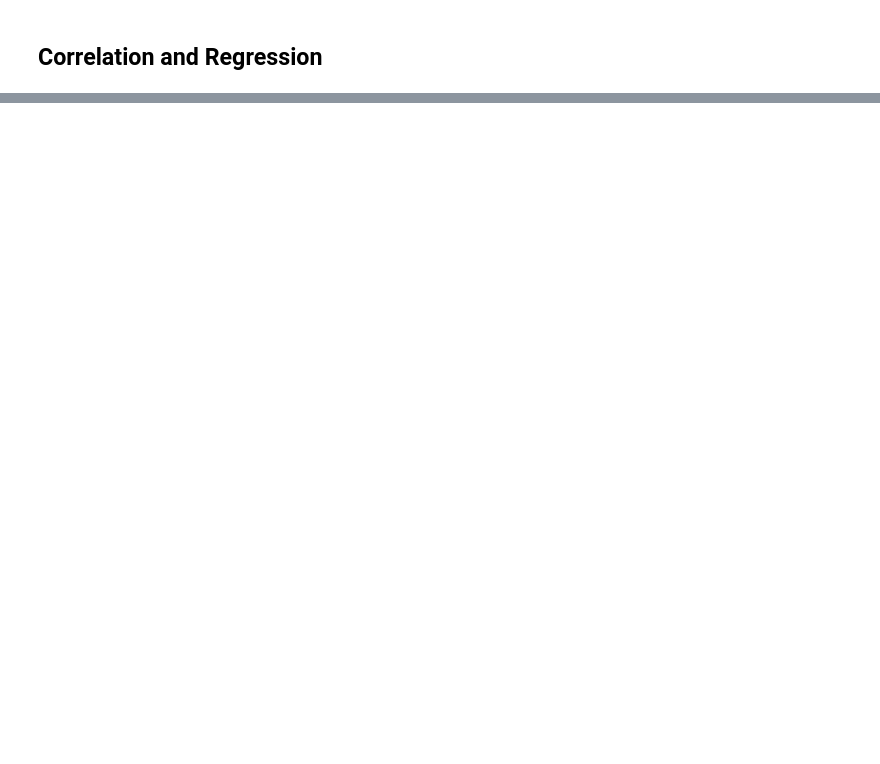
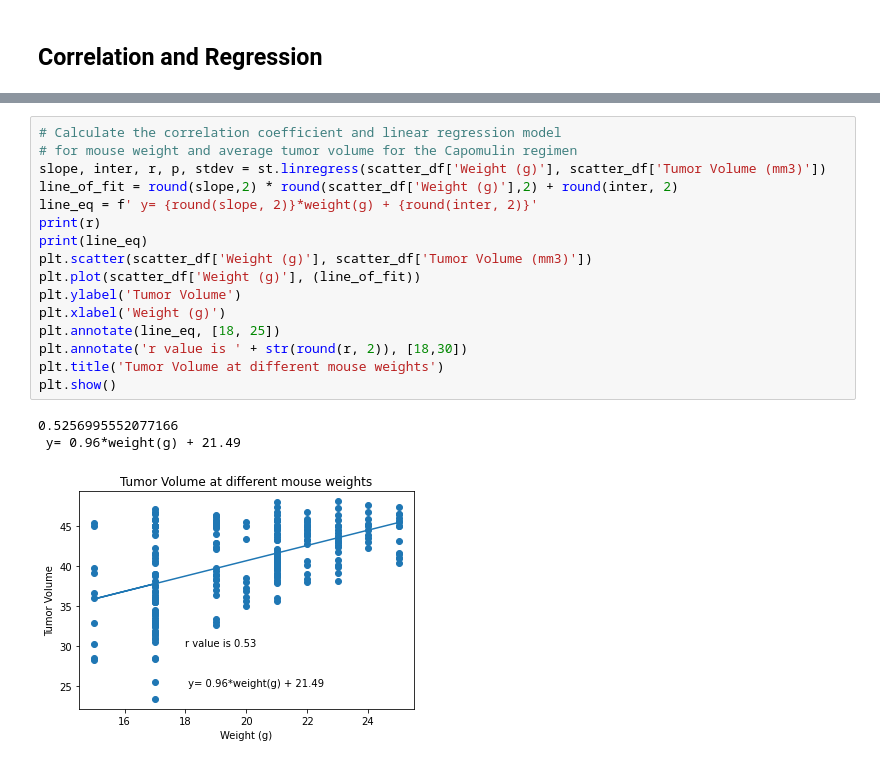
Before and after one commit to Jovh11/Matplotlib-Challenge, a Jupyter notebook: Pymaceuticals/pymaceuticals_starter.ipynb, the cells around one changed output, grey strips where cells are left out. Drawn from its saved outputs; the diff is of its cells as text; blank space fills up the shorter version.

```diff
--- a/Pymaceuticals/pymaceuticals_starter.ipynb
+++ b/Pymaceuticals/pymaceuticals_starter.ipynb
@@ -220,0 +272,20 @@ Name: Timepoint, dtype: int64
+# %%
+# Calculate the correlation coefficient and linear regression model
+# for mouse weight and average tumor volume for the Capomulin regimen
+slope, inter, r, p, stdev = st.linregress(scatter_df['Weight (g)'], scatter_df['Tumor Volume (mm3)'])
+line_of_fit = round(slope,2) * round(scatter_df['Weight (g)'],2) + round(inter, 2)
+line_eq = f' y= {round(slope, 2)}*weight(g) + {round(inter, 2)}'
+print(r)
+print(line_eq)
+plt.scatter(scatter_df['Weight (g)'], scatter_df['Tumor Volume (mm3)'])
+plt.plot(scatter_df['Weight (g)'], (line_of_fit))
+plt.ylabel('Tumor Volume')
+plt.xlabel('Weight (g)')
+plt.annotate(line_eq, [18, 25])
+plt.annotate('r value is ' + str(round(r, 2)), [18,30])
+plt.title('Tumor Volume at different mouse weights')
+plt.show()
+# %% [output]
+0.5256995552077166
+ y= 0.96*weight(g) + 21.49
+[figure, added]
```
Also changed, not shown: parts of 10 cells of this notebook.
